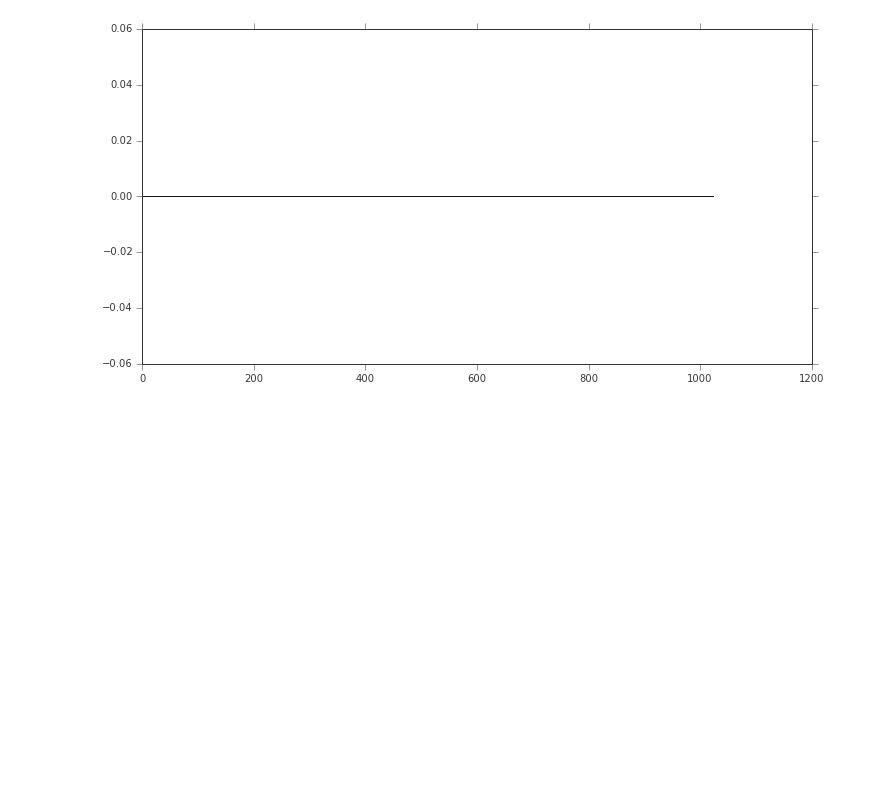
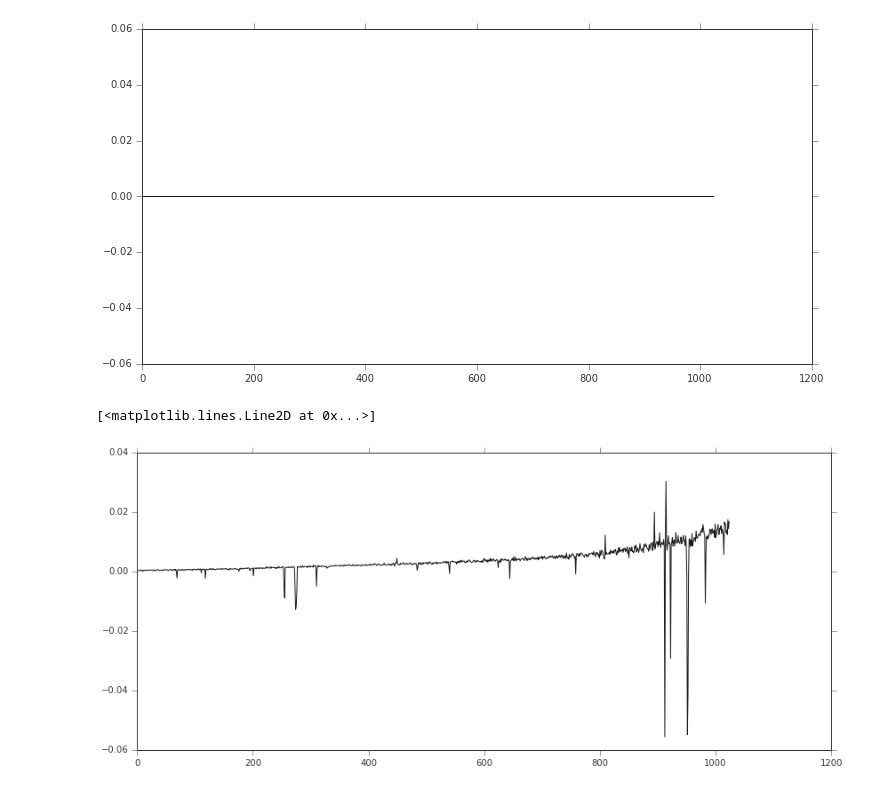
Before and after one commit to adrn/streams, a Jupyter notebook: text/notebooks/Data Reduction.ipynb, the cells around one changed output. Saved outputs shown, nothing was run; the diff lists cells and outputs as text; code cells hidden in the pictures; blank space fills up the shorter version.

Commit message:
playing with new data

```diff
--- a/text/notebooks/Data Reduction.ipynb
+++ b/text/notebooks/Data Reduction.ipynb
@@ -203,0 +211,21 @@ plot(x, model(p_opt, x))
+# %%
+d = (f1[0].data + f2[0].data) / 2.
+# %%
+flat_fielded = (d - master_bias) / (master_flat - master_bias)
+# %%
+idx = np.argmax(flat_fielded[600,:250]) - 15
+sky_left = np.sum(flat_fielded[:,idx-2:idx+2], axis=1)
+
+idx = np.argmax(flat_fielded[600,:250]) + 15
+sky_right = np.sum(flat_fielded[:,idx-2:idx+2], axis=1)
+
+sky = (sky_left + sky_right) / 2.
+# %%
+idx = np.argmax(flat_fielded[600,:250])
+one_d = np.sum(flat_fielded[:,idx-2:idx+2], axis=1)
+# %%
+figure(figsize=(14,6))
+plot(one_d - sky)
+# %% [output]
+[<matplotlib.lines.Line2D at 0x...>]
+[figure, added]
```
Also changed, not shown: parts of 2 cells of this notebook.
